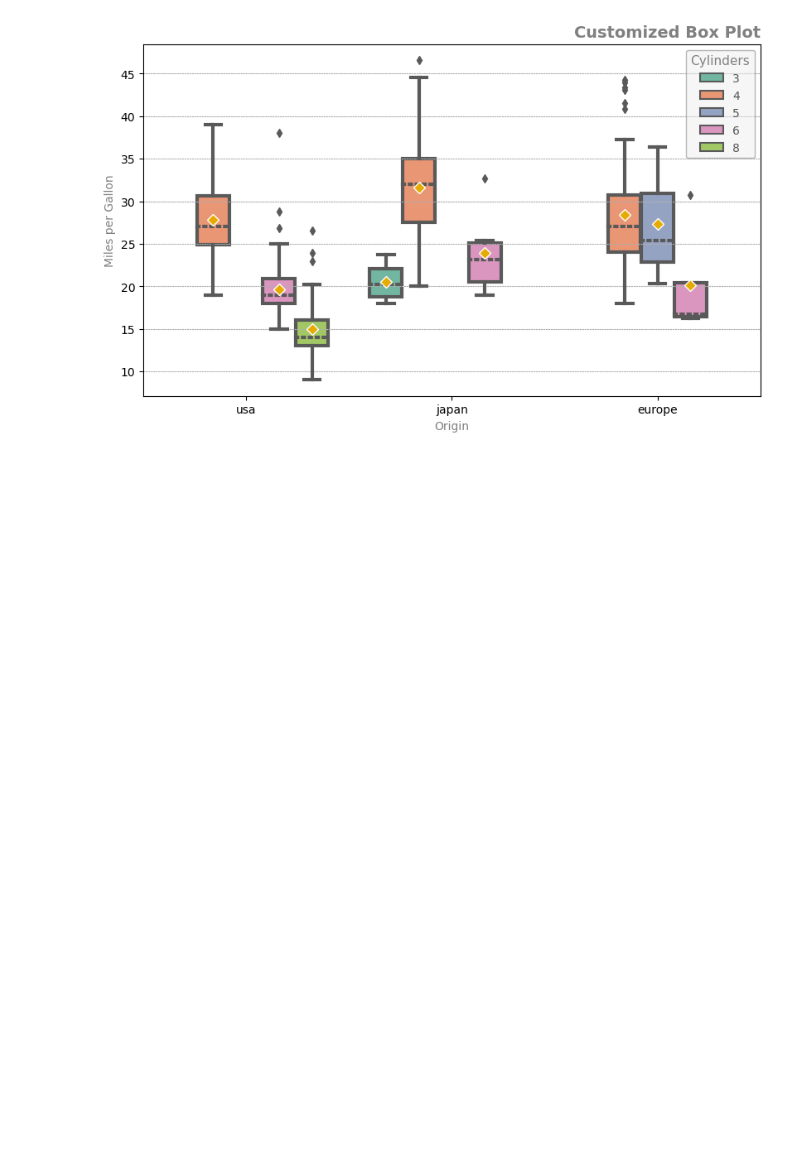
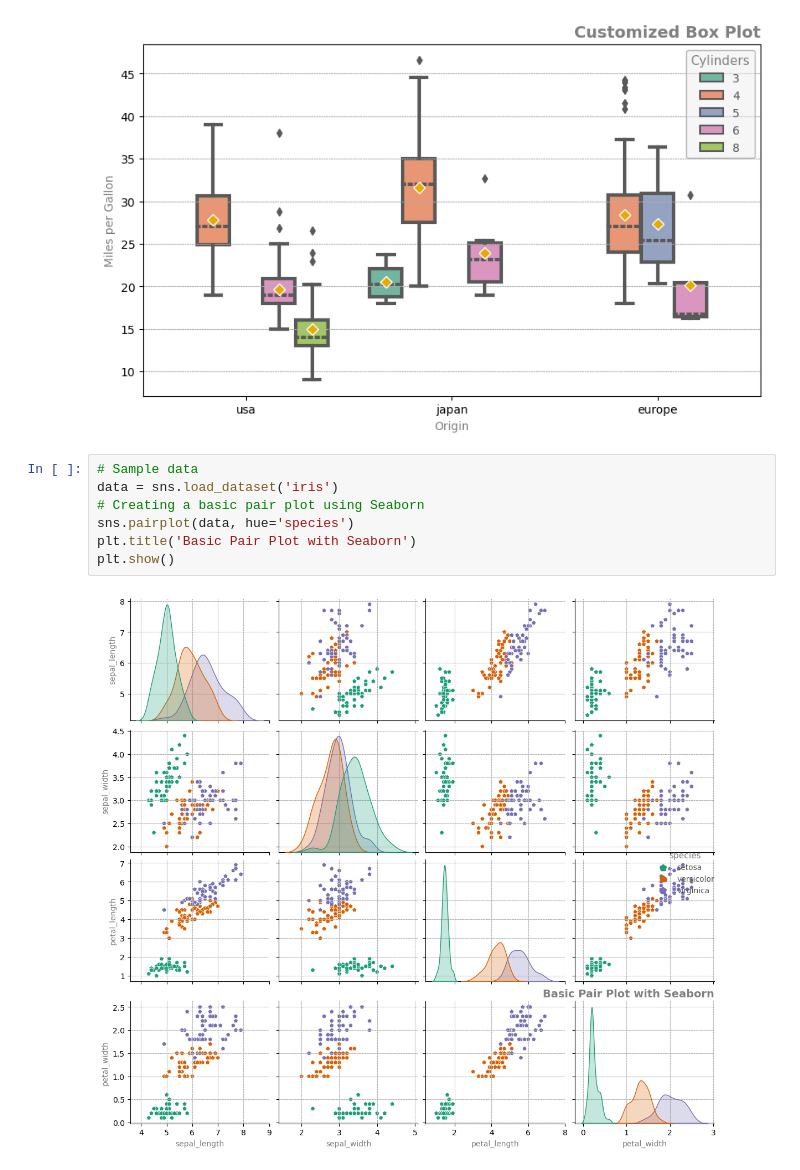
Before and after one commit to jackwychoi/SelfStudy_DataAnalysis, a Jupyter notebook: Seaborn_02.ipynb, the cells around one changed output. Drawn from its saved outputs; the diff is of its cells as text; blank space fills up the shorter version.

```diff
--- a/Seaborn_02.ipynb
+++ b/Seaborn_02.ipynb
@@ -73,3 +73,12 @@ plt.legend(title='Cylinders')
 plt.show()
 # %% [output]
 [figure]
+# %%
+# Sample data
+data = sns.load_dataset('iris')
+# Creating a basic pair plot using Seaborn
+sns.pairplot(data, hue='species')
+plt.title('Basic Pair Plot with Seaborn')
+plt.show()
+# %% [output]
+[figure, added]
```
Also changed, not shown: parts of 2 cells of this notebook.
